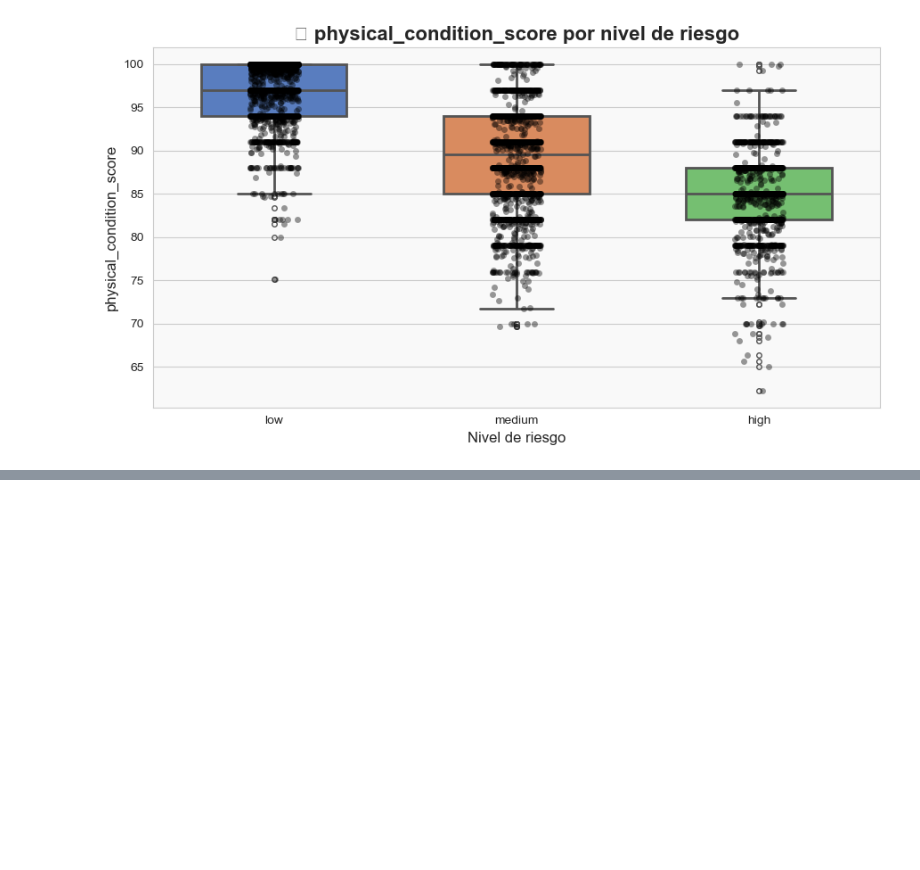
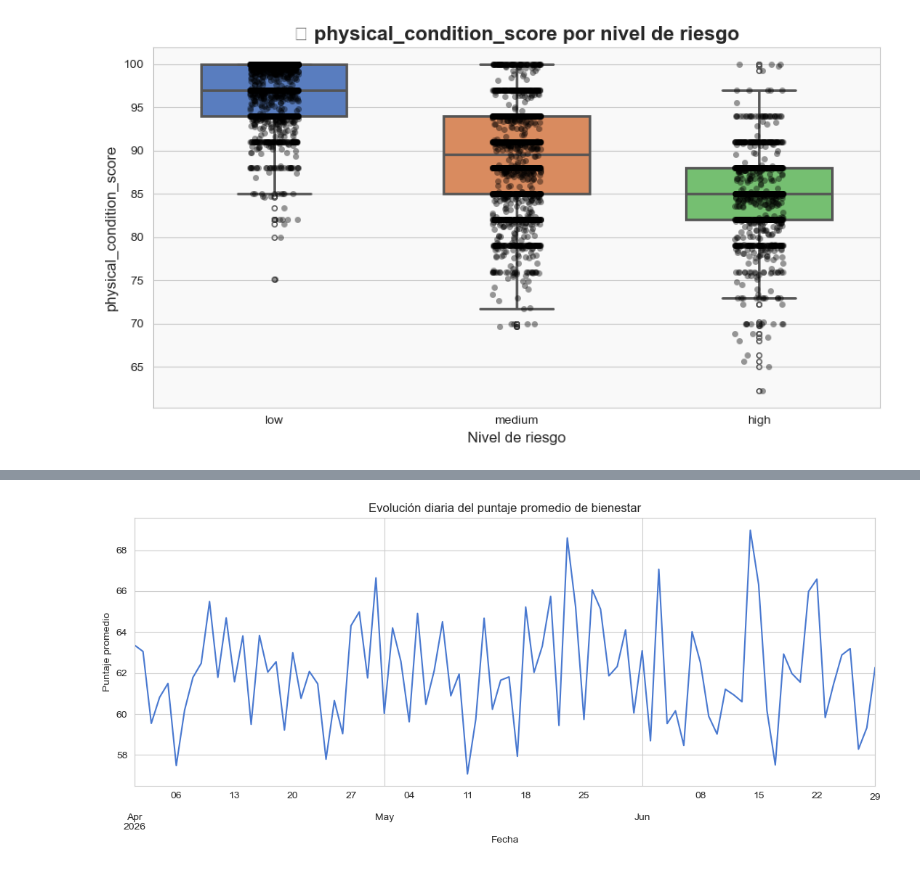
Before and after one commit to KouDionicio/9A-IDGS-ECBD-VitalMind-, a Jupyter notebook: ml-service/app/notebooks/01_exploratory_data_analysis.ipynb, the cells around one changed output, grey strips where cells are left out. Cells and saved outputs as stored; diff of their text form; code cells hidden in the pictures; blank space fills up the shorter version.

```diff
--- a/ml-service/app/notebooks/01_exploratory_data_analysis.ipynb
+++ b/ml-service/app/notebooks/01_exploratory_data_analysis.ipynb
@@ -1219,0 +1507,16 @@ for column in comparison_columns:
+# %%
+daily_summary = (
+    df.groupby("log_date")
+    .agg(
+        wellbeing_score=("wellbeing_score", "mean"),
+        sleep_hours=("sleep_hours", "mean"),
+        exercise_minutes=("exercise_minutes", "mean"),
+        stress_level=("stress_level", "mean"),
+        energy_level=("energy_level", "mean"),
+        pain=("pain", "mean"),
+        records=("record_id", "count"),
+    )
+    .sort_index()
+)
+
+daily_summary.head()
@@ -1219,0 +1531,15 @@ for column in comparison_columns:
+# %%
+ax = daily_summary["wellbeing_score"].plot(
+    figsize=(11, 5),
+)
+
+ax.set_title(
+    "Evolución diaria del puntaje promedio de bienestar"
+)
+ax.set_xlabel("Fecha")
+ax.set_ylabel("Puntaje promedio")
+
+plt.tight_layout()
+plt.show()
+# %% [output]
+[figure, added]
```
Also changed, not shown: parts of 19 cells of this notebook.
